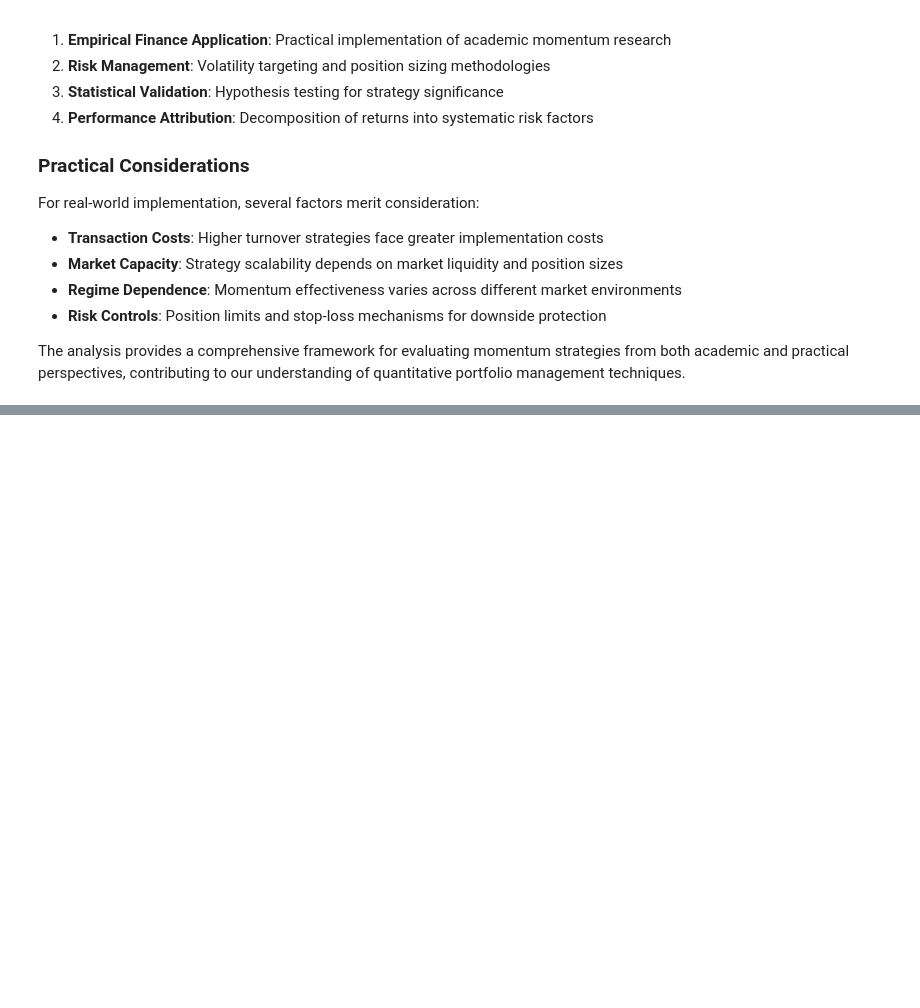
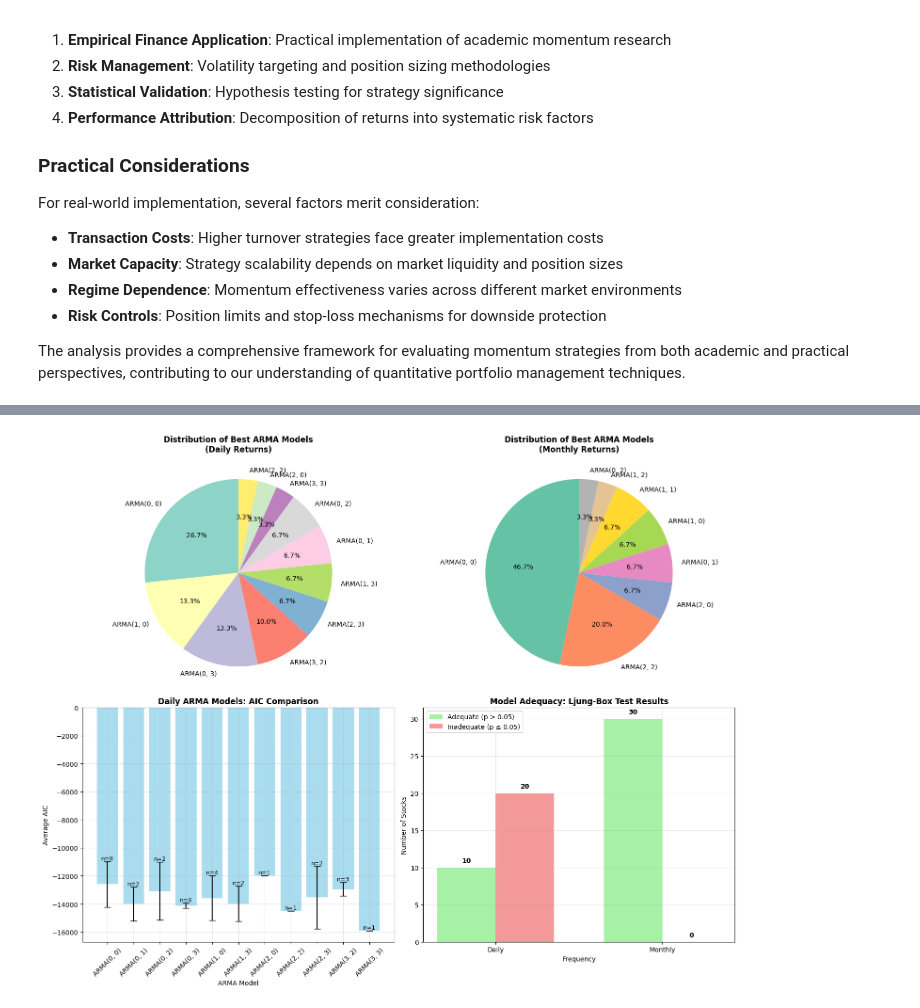
Before and after one commit to noahbergmannandersen/Quant, a Jupyter notebook: sp500v2 (1).ipynb, the cells around one changed output, grey strips where cells are left out. Drawn from its saved outputs; the diff is of its cells as text; code cells hidden in the pictures; blank space fills up the shorter version.

```diff
--- a/sp500v2 (1).ipynb
+++ b/sp500v2 (1).ipynb
@@ -4008,0 +5025,80 @@ The analysis provides a comprehensive framework for evaluating momentum strategi
+# %%
+# Create visualizations of ARMA model selection results
+fig, ((ax1, ax2), (ax3, ax4)) = plt.subplots(2, 2, figsize=(15, 12))
+
+# Plot 1: Distribution of daily ARMA orders
+daily_order_labels = [f"ARMA{order}" for order in daily_model_counts.index]
+daily_counts = daily_model_counts.values
+colors1 = plt.cm.Set3(np.linspace(0, 1, len(daily_counts)))
+
+ax1.pie(daily_counts, labels=daily_order_labels, autopct='%1.1f%%', colors=colors1, startangle=90)
+ax1.set_title('Distribution of Best ARMA Models\n(Daily Returns)', fontsize=12, fontweight='bold')
+
+# Plot 2: Distribution of monthly ARMA orders
+monthly_order_labels = [f"ARMA{order}" for order in monthly_model_counts.index]
+monthly_counts = monthly_model_counts.values
+colors2 = plt.cm.Set2(np.linspace(0, 1, len(monthly_counts)))
+
+ax2.pie(monthly_counts, labels=monthly_order_labels, autopct='%1.1f%%', colors=colors2, startangle=90)
+ax2.set_title('Distribution of Best ARMA Models\n(Monthly Returns)', fontsize=12, fontweight='bold')
+
+# Plot 3: AIC comparison across model types (Daily)
+daily_orders_sorted = sorted(daily_performance.keys())
+daily_aic_means = [np.mean(daily_performance[order]['aic']) for order in daily_orders_sorted]
+daily_aic_stds = [np.std(daily_performance[order]['aic']) for order in daily_orders_sorted]
+order_labels = [f"ARMA{order}" for order in daily_orders_sorted]
+
+x_pos = np.arange(len(order_labels))
+bars = ax3.bar(x_pos, daily_aic_means, yerr=daily_aic_stds, capsize=5, alpha=0.7, color='skyblue')
+ax3.set_xlabel('ARMA Model')
+ax3.set_ylabel('Average AIC')
+ax3.set_title('Daily ARMA Models: AIC Comparison', fontweight='bold')
+ax3.set_xticks(x_pos)
+ax3.set_xticklabels(order_labels, rotation=45)
+ax3.grid(True, alpha=0.3)
+
+# Add value labels on bars
+for i, (bar, mean_val) in enumerate(zip(bars, daily_aic_means)):
+    count = daily_performance[daily_orders_sorted[i]]['count']
+    ax3.text(bar.get_x() + bar.get_width()/2, bar.get_height() + daily_aic_stds[i] + 0.1,
+             f'n={count}', ha='center', va='bottom', fontsize=9)
+
+# Plot 4: Model adequacy (Ljung-Box p-values)
+adequacy_data = {
+    'Daily': [daily_adequate, 30 - daily_adequate],
+    'Monthly': [monthly_adequate, 30 - monthly_adequate]
+}
+
+x_pos = np.arange(2)
+width = 0.35
+
+adequate_bars = ax4.bar(x_pos - width/2, [adequacy_data['Daily'][0], adequacy_data['Monthly'][0]],
+                       width, label='Adequate (p > 0.05)', color='lightgreen', alpha=0.8)
+inadequate_bars = ax4.bar(x_pos + width/2, [adequacy_data['Daily'][1], adequacy_data['Monthly'][1]],
+                         width, label='Inadequate (p ≤ 0.05)', color='lightcoral', alpha=0.8)
+
+ax4.set_xlabel('Frequency')
+ax4.set_ylabel('Number of Stocks')
+ax4.set_title('Model Adequacy: Ljung-Box Test Results', fontweight='bold')
+ax4.set_xticks(x_pos)
+ax4.set_xticklabels(['Daily', 'Monthly'])
+ax4.legend()
+ax4.grid(True, alpha=0.3)
+
+# Add value labels
+for bars in [adequate_bars, inadequate_bars]:
+    for bar in bars:
+        height = bar.get_height()
+        ax4.text(bar.get_x() + bar.get_width()/2, height + 0.5, f'{int(height)}',
+                ha='center', va='bottom', fontweight='bold')
+
+plt.tight_layout()
+plt.show()
+
+print("\nVisualization complete!")
+print("The plots show:")
+print("1. Distribution of selected ARMA models for daily and monthly returns")
+print("2. AIC comparison across different ARMA specifications")
+print("3. Model adequacy based on residual diagnostics")
+# %% [output]
+[figure, added]
```
Also changed, not shown: parts of 25 cells of this notebook.
